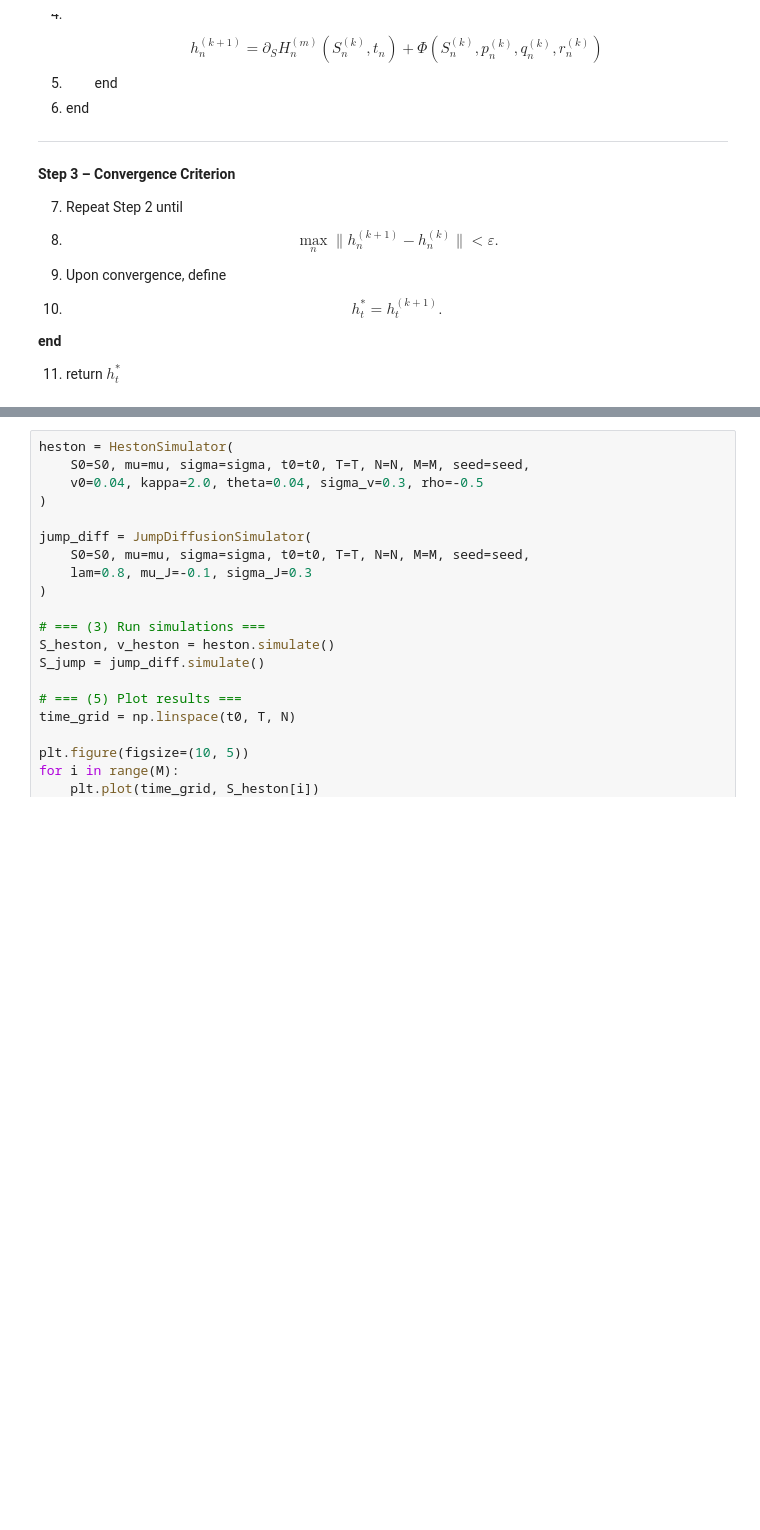
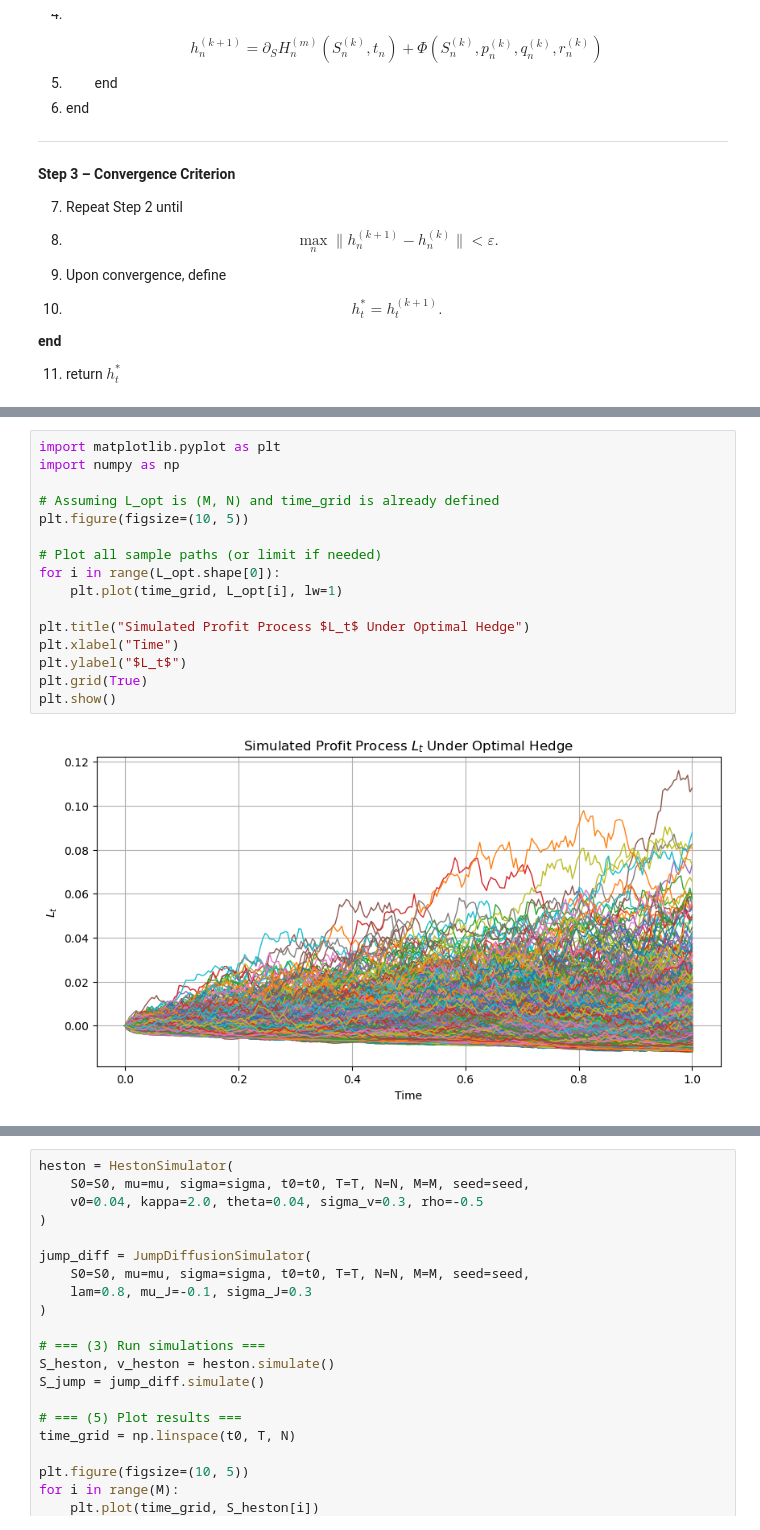
Before and after one commit to JoaoJungblut/Maturity-Risk-for-Variational-Heding, a Jupyter notebook: test.ipynb, the cells around one changed output, grey strips where cells are left out. Cells and saved outputs as stored; diff of their text form; blank space fills up the shorter version.

```diff
--- a/test.ipynb
+++ b/test.ipynb
@@ -447,0 +446,18 @@ plt.show()
+# %%
+import matplotlib.pyplot as plt
+import numpy as np
+
+# Assuming L_opt is (M, N) and time_grid is already defined
+plt.figure(figsize=(10, 5))
+
+# Plot all sample paths (or limit if needed)
+for i in range(L_opt.shape[0]):
+    plt.plot(time_grid, L_opt[i], lw=1)
+
+plt.title("Simulated Profit Process $L_t$ Under Optimal Hedge")
+plt.xlabel("Time")
+plt.ylabel("$L_t$")
+plt.grid(True)
+plt.show()
+# %% [output]
+[figure, added]
```
Also changed, not shown: parts of 5 cells of this notebook, 2 other files.
